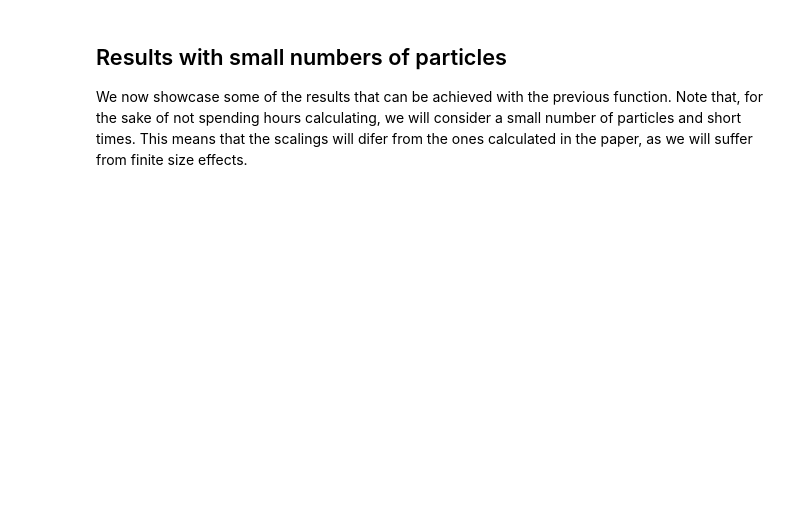
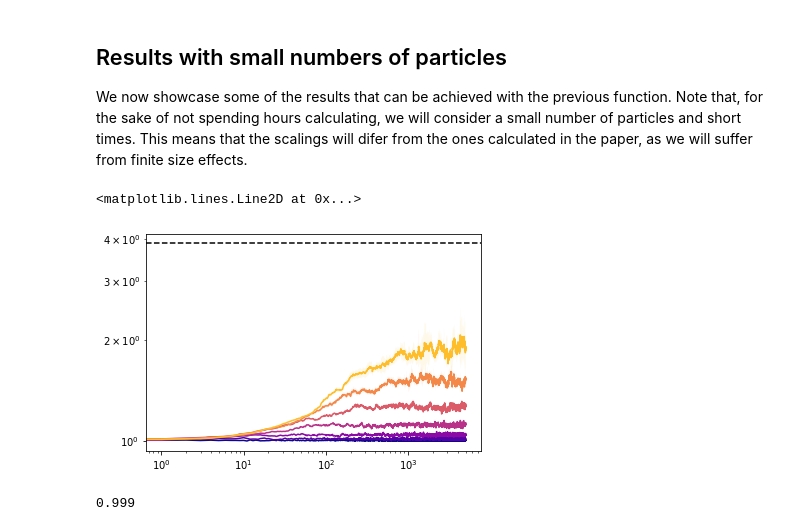
Before and after one commit to gorkamunoz/stochastic_unbinding_droplets, a Jupyter notebook: simulations.ipynb, the cells around one changed output. Saved outputs shown, nothing was run; the diff lists cells and outputs as text; code cells hidden in the pictures; blank space fills up the shorter version.

```diff
--- a/simulations.ipynb
+++ b/simulations.ipynb
@@ -148,36 +179,45 @@ def stochastic_unbinding(N, T, r, L,
 ## Results with small numbers of particles
 We now showcase some of the results that can be achieved with the previous function. Note that, for the sake of not spending hours calculating, we will consider a small number of particles and short times. This means that the scalings will difer from the ones calculated in the paper, as we will suffer from finite size effects.
 # %%
-
-N = 80         # Number of particles
+N = 15         # Number of particles
 r = 1          # Radius of interaction
-T = int(1e3)   # Length of simulations
+T = int(5e3)   # Length of simulations
 S = N/0.01     # Total area, calculate as function of density
 L = np.sqrt(S) # Length of the environment box
 D = 1          # Diffusion coefficient of particles
 
 
 reps = 36      # Number of repetitions
-Pcs = (1-np.logspace(-0.1, -3, 7)) # Unbinding
+
+# We will sweap over various unbinding probabilities to see their effect on the BMC process.
+Pus = np.append(1-np.logspace(-0.1, -3, 7), 1)
 # %%
-avg_pc_short = np.zeros((len(Pcs), T))
-var_pc_short = np.zeros((len(Pcs), T))
+from joblib import Parallel, delayed
 
-for idx, Pc in enumerate(tqdm_n(Pcs)):
-    lab_pc =  round(np.log10(1-Pc), 2)
+mean_size_pu = np.zeros((reps, len(Pus), T))
 
-    avg_res = np.array(Parallel(n_jobs=36)(delayed(droplet_changes_Pc)(N = N, T = T, r = r, L = L, D = D, Pc = Pc, rep = i, kick = True)
-                for i in range(reps)), dtype = object)
-    np.save(f'data_figures_response/size_N_{N}_T_{T}_S_{S}_reps_{reps}_Pc_{lab_pc}.npy', np.concatenate(avg_res[:,0]).reshape(reps, T))
+for idx, Pu in enumerate(tqdm(Pus)):
 
-    # Percentage of free particles
-    perc = np.zeros_like(avg_res[:,1])
-    for idx1, syst in enumerate(avg_res[:,1]):
-        for idx2, d in enumerate(syst):
-            d = d[d > 0]
-            perc[idx1, idx2] = len(d[d > 1])/len(d)
+    for idx_r in tqdm(range(reps)):
 
-    np.save(f'data_figures_response/perc_N_{N}_T_{T}_S_{S}_reps_{reps}_Pc_{lab_pc}.npy', perc)
-
-    avg_pc_short[idx, :] = np.mean(np.concatenate(avg_res[:,0]).reshape(reps, T), axis = 0)
-    var_pc_short[idx, :] = np.var(np.concatenate(avg_res[:,0]).reshape(reps, T), axis = 0)
+        mean_size_pu[idx_r, idx, :], _ = stochastic_unbinding(N = N, T = T, r = r, L = L, D = D, Pu = Pu, kick = True)
+# %%
+import matplotlib.pyplot as plt
+plasma = plt.cm.get_cmap('plasma', avg_pu.shape[1]+1); colors = plasma(range(avg_pu.shape[1]))
+
+fig, ax = plt.subplots()
+for idx, mean_size in enumerate(avg_pu.transpose(1, 0, 2)):
+    mean = mean_size.mean(0)
+    var = mean_size.var(0)
+
+    ax.loglog(np.arange(T), mean, c = colors[idx])
+    ax.fill_between(np.arange(T), mean-var, mean+var, facecolor = colors[idx], alpha = 0.1)
+
+ax.axhline(np.sqrt(N), ls = '--', c  = 'k')
+# %% [output]
+<matplotlib.lines.Line2D at 0x...>
+[figure, added]
+# %%
+Pus[idx]
+# %% [output]
+0.999
```
Also changed, not shown: parts of 5 cells of this notebook, 4 other files.
